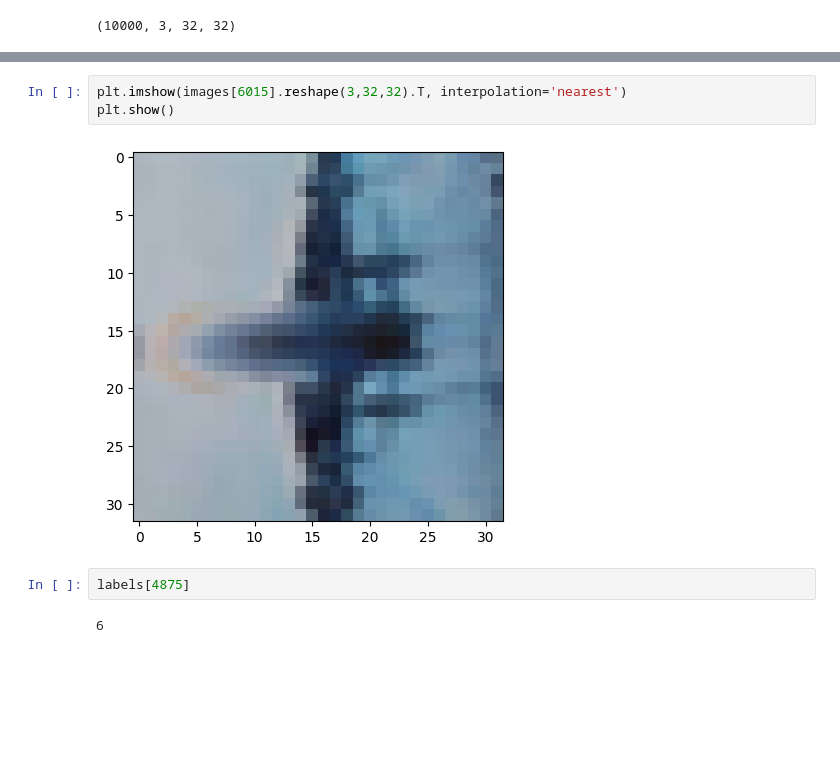
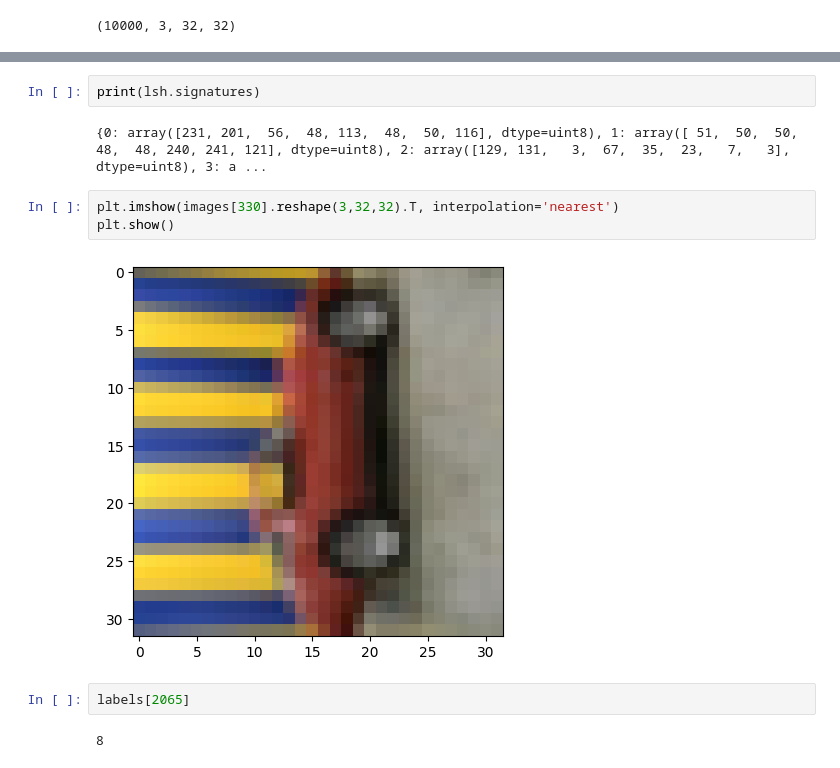
Before and after one commit to Bronomor/HashMaster, a Jupyter notebook: 1.LSH/LSH.ipynb, the cells around one changed output, grey strips where cells are left out. Cells and saved outputs as stored; diff of their text form; blank space fills up the shorter version.

```diff
--- a/1.LSH/LSH.ipynb
+++ b/1.LSH/LSH.ipynb
@@ -234,10 +247,14 @@ duplicates
+# %%
+print(lsh.signatures)
+# %% [output]
+{0: array([231, 201,  56,  48, 113,  48,  50, 116], dtype=uint8), 1: array([ 51,  50,  50,  48,  48, 240, 241, 121], dtype=uint8), 2: array([129, 131,   3,  67,  35,  23,   7,   3], dtype=uint8), 3: a ...
 # %%
-plt.imshow(images[6015].reshape(3,32,32).T, interpolation='nearest')
+plt.imshow(images[330].reshape(3,32,32).T, interpolation='nearest')
 plt.show()
 # %% [output]
-[figure, old version]
+[figure, new version]
 # %%
-labels[4875]
+labels[2065]
 # %% [output]
-6
+8
 # %%
```
Also changed, not shown: parts of 12 cells of this notebook, 1 other file.
